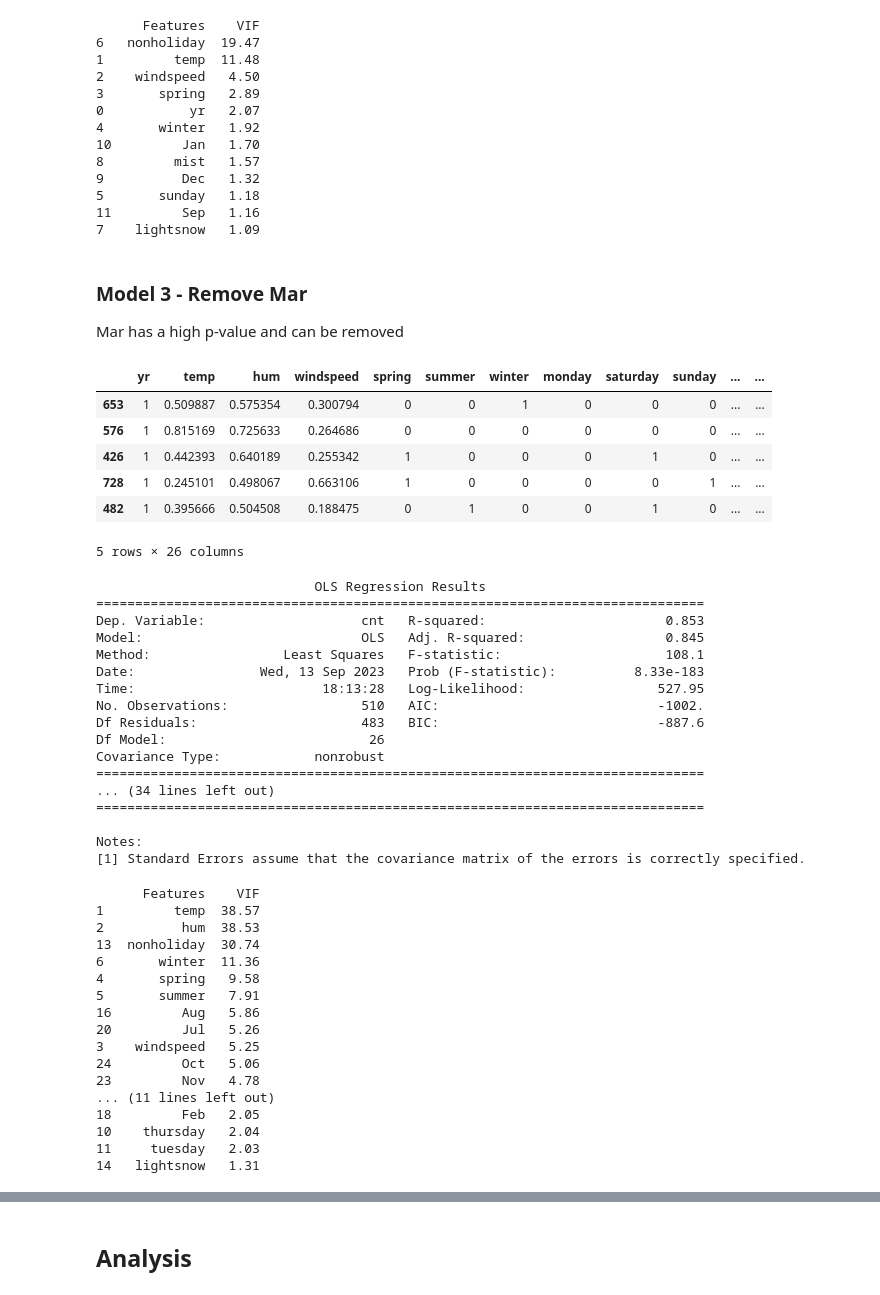
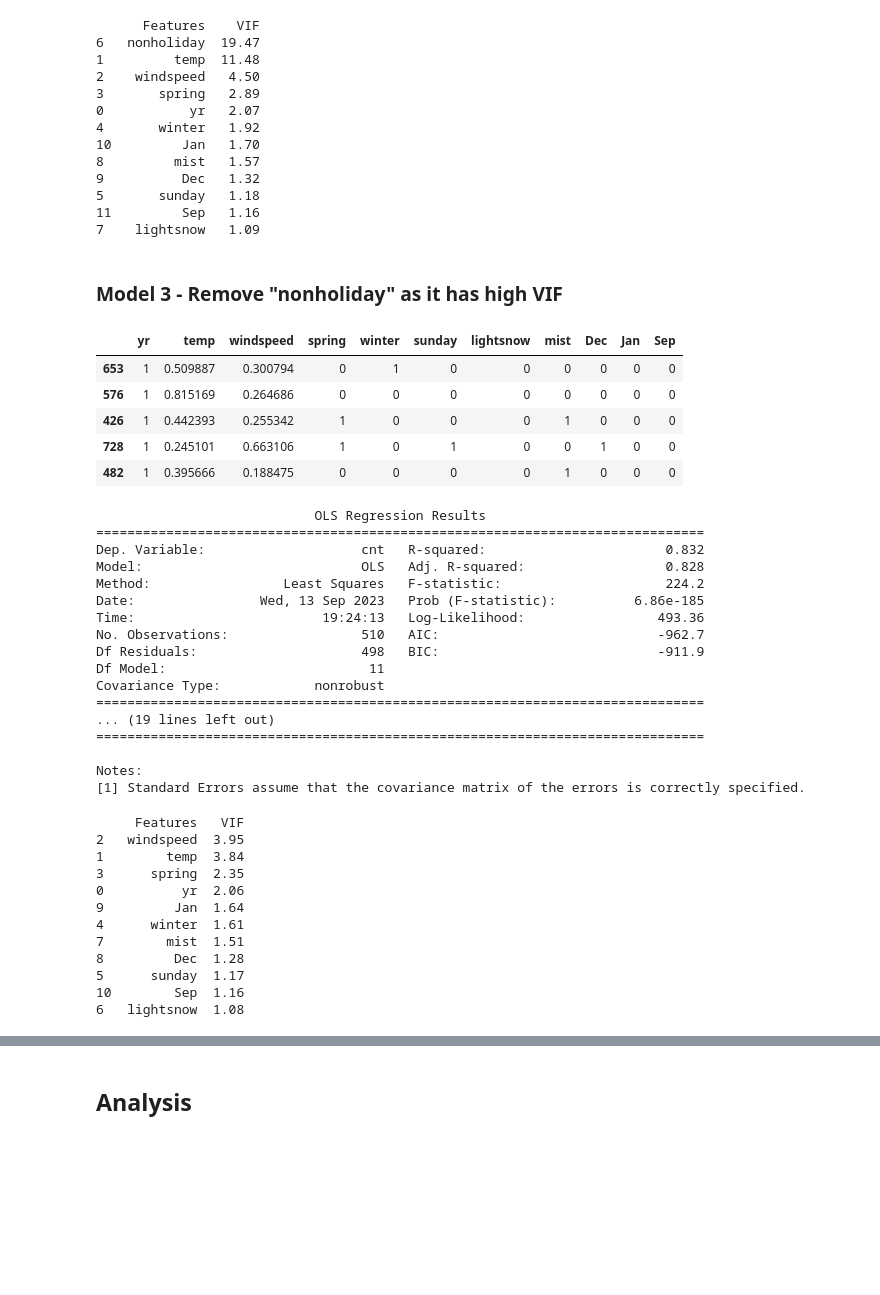
Before and after one commit to ncjanardhan-outlook/ncjpersonal, a Jupyter notebook: Linear Regression Assignment/Linear Regression Assignment - Boom Bikes - Using RFE and Manual.ipynb, the cells around one changed output, grey strips where cells are left out. Cells and saved outputs as stored; diff of their text form; code cells hidden in the pictures; blank space fills up the shorter version.

```diff
--- a/Linear Regression Assignment/Linear Regression Assignment - Boom Bikes - Using RFE and Manual.ipynb
+++ b/Linear Regression Assignment/Linear Regression Assignment - Boom Bikes - Using RFE and Manual.ipynb
@@ -423,20 +423,18 @@ Calculate_VIF(X_train_model_2)
 11         Sep   1.16
 7    lightsnow   1.09
 # %% [markdown]
-### Model 3 - Remove Mar
-Mar has a high p-value and can be removed
+### Model 3 - Remove "nonholiday" as it has high VIF
 # %%
-X_train_model_3 = X_train_model_2.drop('Mar', 1)
+X_train_model_3 = X_train_model_2.drop('nonholiday', 1)
 
 X_train_model_3.head()
 # %% [output]
-|  | yr | temp | hum | windspeed | spring | summer | winter | monday | saturday | sunday | ... | ... |
-| 653 | 1 | 0.509887 | 0.575354 | 0.300794 | 0 | 0 | 1 | 0 | 0 | 0 | ... | ... |
-| 576 | 1 | 0.815169 | 0.725633 | 0.264686 | 0 | 0 | 0 | 0 | 0 | 0 | ... | ... |
-| 426 | 1 | 0.442393 | 0.640189 | 0.255342 | 1 | 0 | 0 | 0 | 1 | 0 | ... | ... |
-| 728 | 1 | 0.245101 | 0.498067 | 0.663106 | 1 | 0 | 0 | 0 | 0 | 1 | ... | ... |
-| 482 | 1 | 0.395666 | 0.504508 | 0.188475 | 0 | 1 | 0 | 0 | 1 | 0 | ... | ... |
+|  | yr | temp | windspeed | spring | winter | sunday | lightsnow | mist | Dec | Jan | Sep |
+| 653 | 1 | 0.509887 | 0.300794 | 0 | 1 | 0 | 0 | 0 | 0 | 0 | 0 |
+| 576 | 1 | 0.815169 | 0.264686 | 0 | 0 | 0 | 0 | 0 | 0 | 0 | 0 |
+| 426 | 1 | 0.442393 | 0.255342 | 1 | 0 | 0 | 0 | 1 | 0 | 0 | 0 |
+| 728 | 1 | 0.245101 | 0.663106 | 1 | 0 | 1 | 0 | 0 | 1 | 0 | 0 |
+| 482 | 1 | 0.395666 | 0.188475 | 0 | 0 | 0 | 0 | 1 | 0 | 0 | 0 |
-5 rows × 26 columns
 # %%
 lr_model_3 = ConstructLinearRegressionModel(X_train_model_3, y_train)
 
@@ -444,17 +442,17 @@ print(lr_model_3.summary())
 # %% [output]
                             OLS Regression Results
 ==============================================================================
-Dep. Variable:                    cnt   R-squared:                       0.853
-Model:                            OLS   Adj. R-squared:                  0.845
-Method:                 Least Squares   F-statistic:                     108.1
-Date:                Wed, 13 Sep 2023   Prob (F-statistic):          8.33e-183
-Time:                        18:13:28   Log-Likelihood:                 527.95
-No. Observations:                 510   AIC:                            -1002.
-Df Residuals:                     483   BIC:                            -887.6
-Df Model:                          26
+Dep. Variable:                    cnt   R-squared:                       0.832
+Model:                            OLS   Adj. R-squared:                  0.828
+Method:                 Least Squares   F-statistic:                     224.2
+Date:                Wed, 13 Sep 2023   Prob (F-statistic):          6.86e-185
+Time:                        19:24:13   Log-Likelihood:                 493.36
+No. Observations:                 510   AIC:                            -962.7
+Df Residuals:                     498   BIC:                            -911.9
+Df Model:                          11
 Covariance Type:            nonrobust
 ==============================================================================
-... (34 lines left out)
+... (19 lines left out)
 ==============================================================================
 
 Notes:
@@ -462,20 +460,15 @@ Notes:
 # %%
 Calculate_VIF(X_train_model_3)
 # %% [output]
-      Features    VIF
-1         temp  38.57
-2          hum  38.53
-13  nonholiday  30.74
-6       winter  11.36
-4       spring   9.58
-5       summer   7.91
-16         Aug   5.86
-20         Jul   5.26
-3    windspeed   5.25
-24         Oct   5.06
-23         Nov   4.78
-... (11 lines left out)
-18         Feb   2.05
-10    thursday   2.04
-11     tuesday   2.03
-14   lightsnow   1.31
+     Features   VIF
+2   windspeed  3.95
+1        temp  3.84
+3      spring  2.35
+0          yr  2.06
+9         Jan  1.64
+4      winter  1.61
+7        mist  1.51
+8         Dec  1.28
+5      sunday  1.17
+10        Sep  1.16
+6   lightsnow  1.08
```
Also changed, not shown: parts of 24 cells of this notebook.
